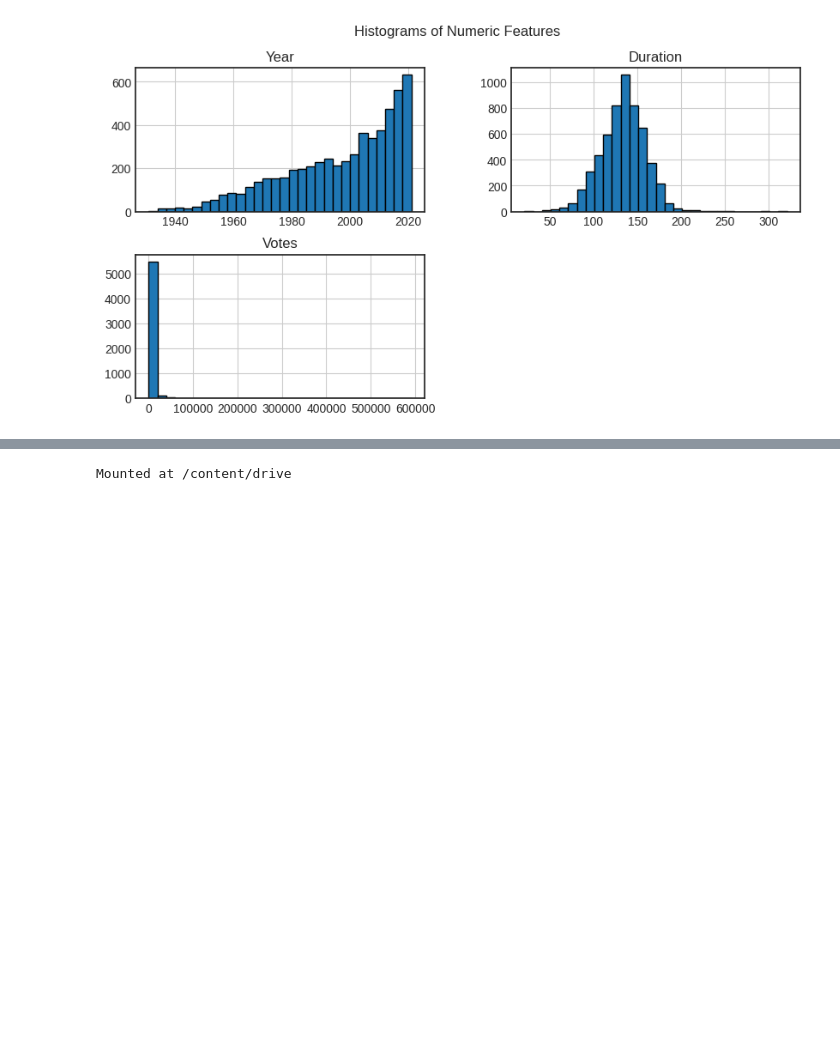
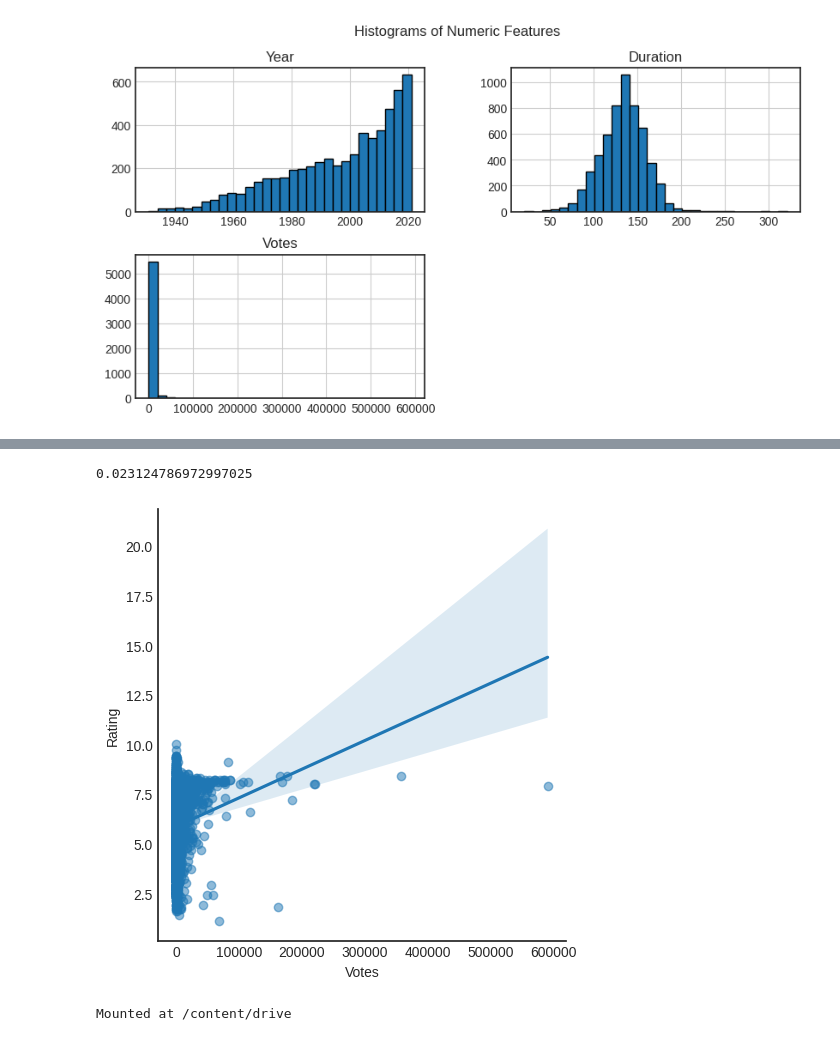
Before and after one commit to atchutannavivekkumar/codsoft-dataanalytics, a Jupyter notebook: codsoft.ipynb, the cells around one changed output, grey strips where cells are left out. Drawn from its saved outputs; the diff is of its cells as text; code cells hidden in the pictures; blank space fills up the shorter version.

```diff
--- a/codsoft.ipynb
+++ b/codsoft.ipynb
@@ -235,3 +303,25 @@ plt.show()
+# %%
+X_train, X_test, y_train, y_test = train_test_split(X, y, test_size=0.2, random_state=42)
+from sklearn.linear_model import LinearRegression
+
+model = LinearRegression()
+model.fit(X_train, y_train)
+
+# Make predictions
+y_pred = model.predict(X_test)
+
+# Evaluate the model
+y_pred = model.predict(X_test)
+
+# Evaluate the model (e.g., using R-squared)
+print(model.score(X_test, y_test))
+# %% [output]
+0.023124786972997025
+# %%
+sns.lmplot(x="Votes", y="Rating", data=imdb_movie, palette="Set1", scatter_kws={'alpha':0.5})
+plt.show()
+# %% [output]
+[figure, added]
 # %%
 from google.colab import drive
 drive.mount('/content/drive')
```
Also changed, not shown: parts of 4 cells of this notebook.
